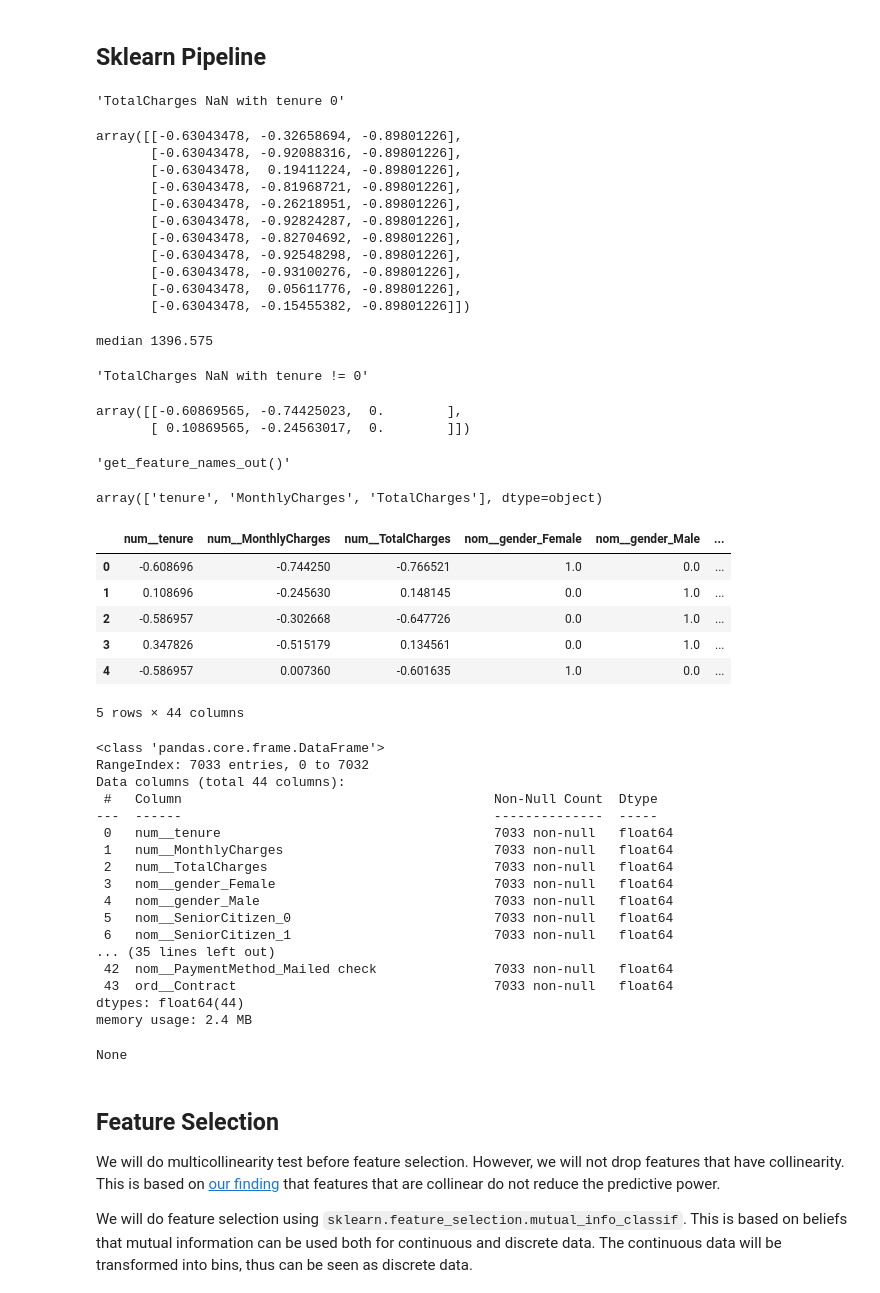
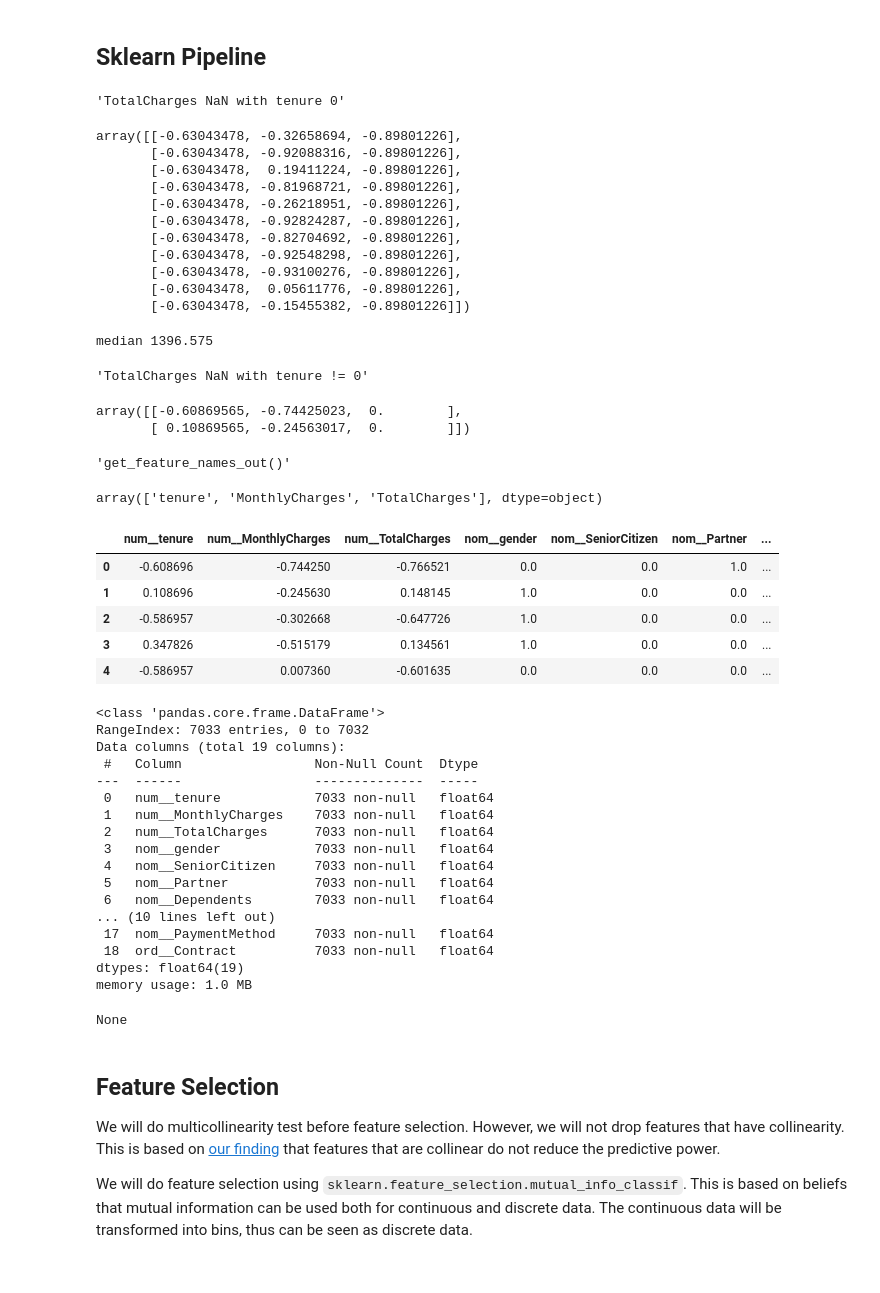
Before and after one commit to jasonrichdarmawan/p2-ml1, a Jupyter notebook: h8dsft_P2M1_jason_rich_darmawan_onggo_putra.ipynb, the cells around one changed output. Drawn from its saved outputs; the diff is of its cells as text; code cells hidden in the pictures.

```diff
--- a/h8dsft_P2M1_jason_rich_darmawan_onggo_putra.ipynb
+++ b/h8dsft_P2M1_jason_rich_darmawan_onggo_putra.ipynb
@@ -169,9 +174,13 @@ def isolate():
         ax=ax)
         if column != 'gender':
             ax.get_legend().set_visible(False)
-        if column in ['PaymentMethod', 'Contract']:
+        if column in [
+            'MultipleLines', 'OnlineSecurity', 'OnlineBackup', 'DeviceProtection',
+            'TechSupport', 'StreamingTV', 'StreamingMovies', 'PaymentMethod',
+            'Contract'
+        ]:
             ax.set_xticks(ax.get_xticks())
-            ax.set_xticklabels(ax.get_xticklabels(), rotation=45, ha='right')
+            ax.set_xticklabels(ax.get_xticklabels(), rotation=15, ha='right')
 
 isolate()
 # %% [output]
@@ -421,7 +430,16 @@ isolate()
 nom_pipe = Pipeline(
     steps=[
         ('imputer', SimpleImputer(strategy='most_frequent')),
-        ('enc', OneHotEncoder(
+        # We will use OrdinalEncoder even for nominal features
+        # This is based on beliefs that Decision Tree perform worse with
+        # one hot encoded features.
+        # ANN is similar to Decision Tree.
+        # It uses one feature to make decision, in this case determining the
+        # weight and bias. Imagine a gender__Male feature full of zeros
+        # because in a batch, everyone are Female.
+        # The weight would be ~100 (close to the y-axis)
+        # reference: https://kiwidamien.github.io/are-you-getting-burned-by-one-hot-encoding.html
+        ('enc', OrdinalEncoder(
             categories=[
                 df_a['gender'].cat.categories.tolist(),
                 df_a['SeniorCitizen'].cat.categories.tolist(),
@@ -439,10 +457,12 @@ nom_pipe = Pipeline(
                 df_a['PaperlessBilling'].cat.categories.tolist(),
                 df_a['PaymentMethod'].cat.categories.tolist()
             ],
+
+            # OneHotEncoder parameter
             # multicollinearity test do not affect predictive power
             # we will not drop='first'
             # drop='first',
-            handle_unknown='ignore'
+            # handle_unknown='ignore'
         ))
     ]
 )
@@ -469,58 +489,57 @@ composer = ColumnTransformer(
 # sanity check
 def isolate():
     composer.fit(X=df_a)
 
     df_c = pd.DataFrame(data=composer.transform(df_a), columns=composer.get_feature_names_out())
 
     display(df_c.head())
 
     display(df_c.info())
 
 isolate()
 # %% [output]
 'TotalCharges NaN with tenure 0'
 array([[-0.63043478, -0.32658694, -0.89801226],
        [-0.63043478, -0.92088316, -0.89801226],
        [-0.63043478,  0.19411224, -0.89801226],
        [-0.63043478, -0.81968721, -0.89801226],
        [-0.63043478, -0.26218951, -0.89801226],
        [-0.63043478, -0.92824287, -0.89801226],
        [-0.63043478, -0.82704692, -0.89801226],
        [-0.63043478, -0.92548298, -0.89801226],
        [-0.63043478, -0.93100276, -0.89801226],
        [-0.63043478,  0.05611776, -0.89801226],
        [-0.63043478, -0.15455382, -0.89801226]])
 median 1396.575
 'TotalCharges NaN with tenure != 0'
 array([[-0.60869565, -0.74425023,  0.        ],
        [ 0.10869565, -0.24563017,  0.        ]])
 'get_feature_names_out()'
 array(['tenure', 'MonthlyCharges', 'TotalCharges'], dtype=object)
-|  | num__tenure | num__MonthlyCharges | num__TotalCharges | nom__gender_Female | nom__gender_Male | ... |
-| 0 | -0.608696 | -0.744250 | -0.766521 | 1.0 | 0.0 | ... |
-| 1 | 0.108696 | -0.245630 | 0.148145 | 0.0 | 1.0 | ... |
-| 2 | -0.586957 | -0.302668 | -0.647726 | 0.0 | 1.0 | ... |
-| 3 | 0.347826 | -0.515179 | 0.134561 | 0.0 | 1.0 | ... |
-| 4 | -0.586957 | 0.007360 | -0.601635 | 1.0 | 0.0 | ... |
+|  | num__tenure | num__MonthlyCharges | num__TotalCharges | nom__gender | nom__SeniorCitizen | nom__Partner | ... |
+| 0 | -0.608696 | -0.744250 | -0.766521 | 0.0 | 0.0 | 1.0 | ... |
+| 1 | 0.108696 | -0.245630 | 0.148145 | 1.0 | 0.0 | 0.0 | ... |
+| 2 | -0.586957 | -0.302668 | -0.647726 | 1.0 | 0.0 | 0.0 | ... |
+| 3 | 0.347826 | -0.515179 | 0.134561 | 1.0 | 0.0 | 0.0 | ... |
+| 4 | -0.586957 | 0.007360 | -0.601635 | 0.0 | 0.0 | 0.0 | ... |
-5 rows × 44 columns
+<class 'pandas.core.frame.DataFrame'>
+RangeIndex: 7033 entries, 0 to 7032
+Data columns (total 19 columns):
+ #   Column                 Non-Null Count  Dtype
+---  ------                 --------------  -----
+ 0   num__tenure            7033 non-null   float64
+ 1   num__MonthlyCharges    7033 non-null   float64
+ 2   num__TotalCharges      7033 non-null   float64
+ 3   nom__gender            7033 non-null   float64
+ 4   nom__SeniorCitizen     7033 non-null   float64
+ 5   nom__Partner           7033 non-null   float64
+ 6   nom__Dependents        7033 non-null   float64
+... (10 lines left out)
+ 17  nom__PaymentMethod     7033 non-null   float64
+ 18  ord__Contract          7033 non-null   float64
+dtypes: float64(19)
+memory usage: 1.0 MB
-<class 'pandas.core.frame.DataFrame'>
-RangeIndex: 7033 entries, 0 to 7032
-Data columns (total 44 columns):
- #   Column                                        Non-Null Count  Dtype
----  ------                                        --------------  -----
- 0   num__tenure                                   7033 non-null   float64
- 1   num__MonthlyCharges                           7033 non-null   float64
- 2   num__TotalCharges                             7033 non-null   float64
- 3   nom__gender_Female                            7033 non-null   float64
- 4   nom__gender_Male                              7033 non-null   float64
- 5   nom__SeniorCitizen_0                          7033 non-null   float64
- 6   nom__SeniorCitizen_1                          7033 non-null   float64
-... (35 lines left out)
- 42  nom__PaymentMethod_Mailed check               7033 non-null   float64
- 43  ord__Contract                                 7033 non-null   float64
-dtypes: float64(44)
-memory usage: 2.4 MB
+None
-None
 # %% [markdown]
 ## Feature Selection
 
```
Also changed, not shown: parts of 22 cells of this notebook, 3 other files.
